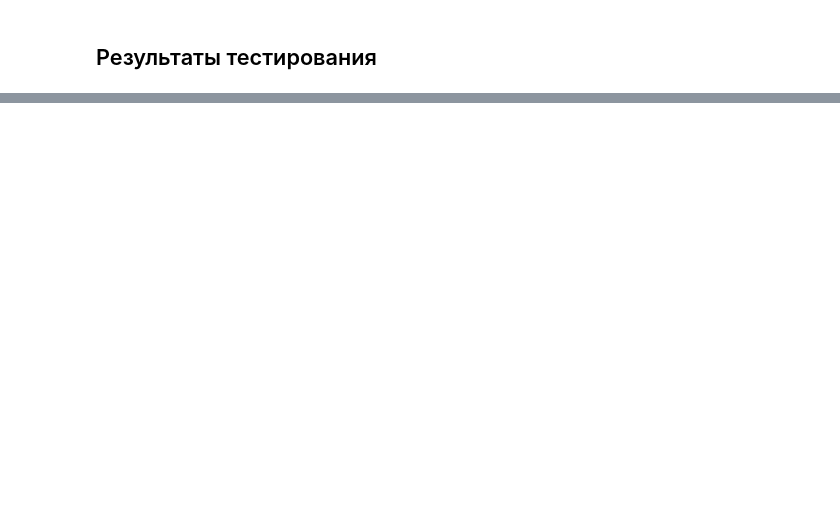
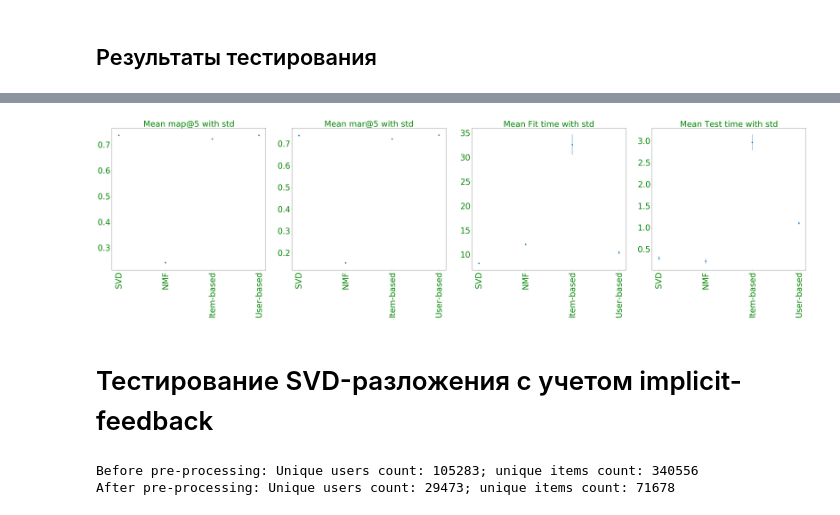
Before and after one commit to IooHooI/RECOMMENDATION_SYSTEMS_1, a Jupyter notebook: notebooks/EXPLICIT_TASK_SOLUTION.ipynb, the cells around one changed output, grey strips where cells are left out. Saved outputs shown, nothing was run; the diff lists cells and outputs as text; code cells hidden in the pictures; blank space fills up the shorter version.

```diff
--- a/notebooks/EXPLICIT_TASK_SOLUTION.ipynb
+++ b/notebooks/EXPLICIT_TASK_SOLUTION.ipynb
@@ -194,0 +249,9 @@ plot_mean_results(
+# %%
+plot_mean_results(
+    [svd_cv, nmf_cv, knn_item_based_cv, knn_user_based_cv],
+    ['SVD', 'NMF', 'Item-based', 'User-based']
+)
+# %% [output]
+[figure, added]
+# %% [markdown]
+# Тестирование SVD-разложения с учетом implicit-feedback
@@ -194,0 +262,5 @@ plot_mean_results(
+# %%
+preprocessed_data_dict = preprocessing(data_dict, is_explicit=False, book_ratings_count_threshold=2, user_ratings_count_threshold=2)
+# %% [output]
+Before pre-processing: Unique users count: 105283; unique items count: 340556
+After pre-processing: Unique users count: 29473; unique items count: 71678
```
Also changed, not shown: parts of 34 cells of this notebook, 5 other files.
